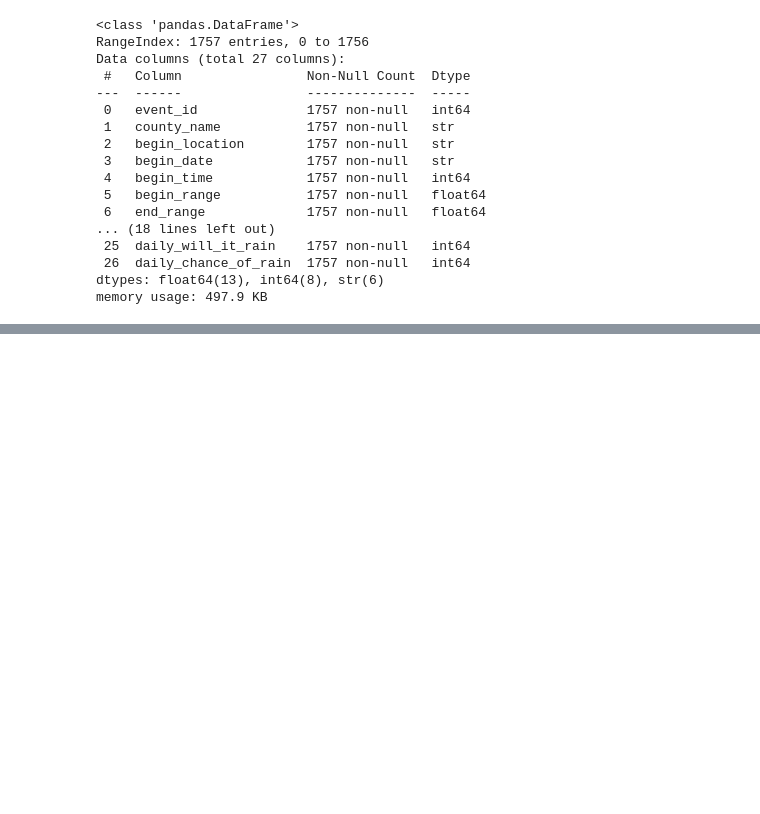
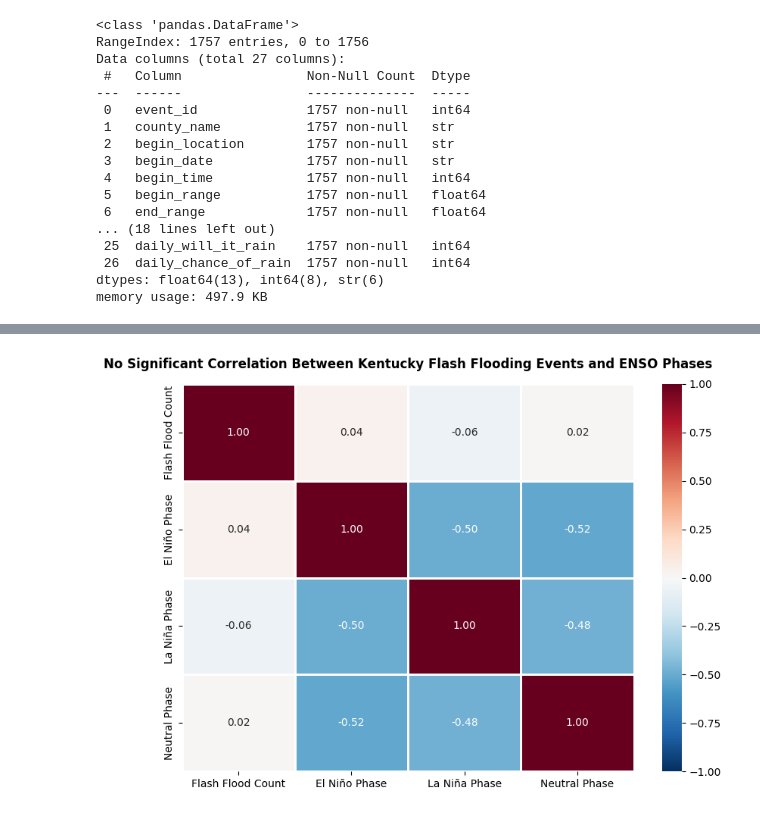
Before and after one commit to ashleyadehart/flash_floods_ky_2015_2025, a Jupyter notebook: notebooks/flash_floods_ky_2015_2025.ipynb, the cells around one changed output, grey strips where cells are left out. Cells and saved outputs as stored; diff of their text form; code cells hidden in the pictures; blank space fills up the shorter version.

```diff
--- a/notebooks/flash_floods_ky_2015_2025.ipynb
+++ b/notebooks/flash_floods_ky_2015_2025.ipynb
@@ -841,0 +1022,52 @@ df.to_csv('../data/processed/flash_floods_ky_event_info.csv', index=False)
+# %%
+import matplotlib.pyplot as plt
+import numpy as np
+import pandas as pd
+import seaborn as sns
+
+date_range = pd.date_range(start="2015-01-01", end="2025-12-31", freq="MS")
+np.random.seed(42)
+
+flood_counts = np.random.randint(1, 20, size=len(date_range))
+phases_pool = ["El Nino", "La Nina", "Neutral"]
+enso_phases = np.random.choice(phases_pool, size=len(date_range))
+
+df = pd.DataFrame({"Flood_Count": flood_counts, "ENSO_Phase": enso_phases})
+
+df_encoded = pd.get_dummies(df, columns=["ENSO_Phase"], dtype=int)
+
+df_encoded = df_encoded.rename(
+    columns={
+        "ENSO_Phase_El Nino": "El Niño Phase",
+        "ENSO_Phase_La Nina": "La Niña Phase",
+        "ENSO_Phase_Neutral": "Neutral Phase",
+        "Flood_Count": "Flash Flood Count",
+    }
+)
+
+corr_matrix = df_encoded.corr(method="pearson")
+
+plt.figure(figsize=(8, 6))
+
+sns.heatmap(
+    corr_matrix,
+    annot=True,
+    fmt=".2f",
+    cmap="RdBu_r",
+    vmin=-1,
+    vmax=1,
+    linewidths=1,
+    linecolor="white",
+)
+
+plt.title(
+    "No Significant Correlation Between Kentucky Flash Flooding Events and ENSO Phases",
+    fontsize=12,
+    pad=15,
+    fontweight="bold",
+)
+
+plt.tight_layout()
+plt.show()
+# %% [output]
+[figure, added]
```
Also changed, not shown: parts of 7 cells of this notebook, 3 other files.
